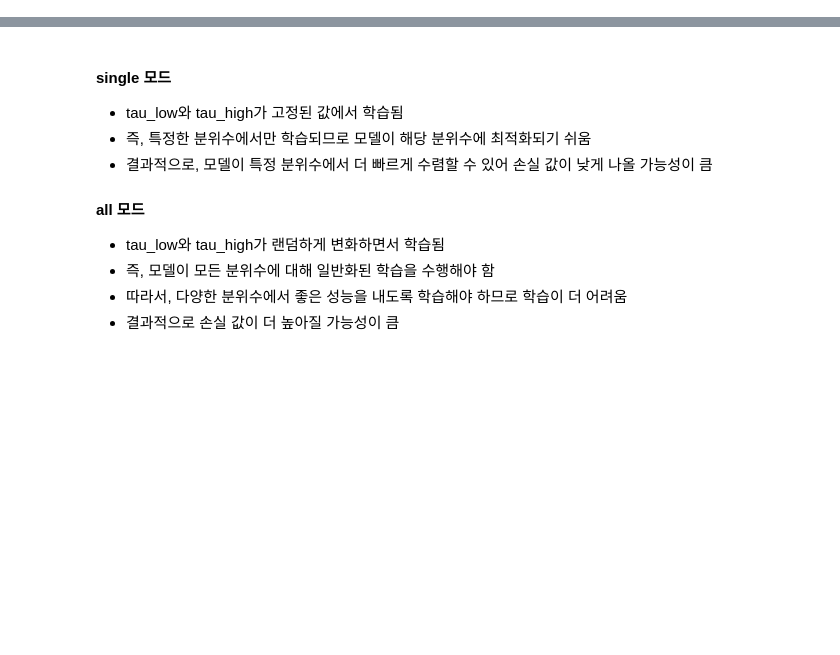
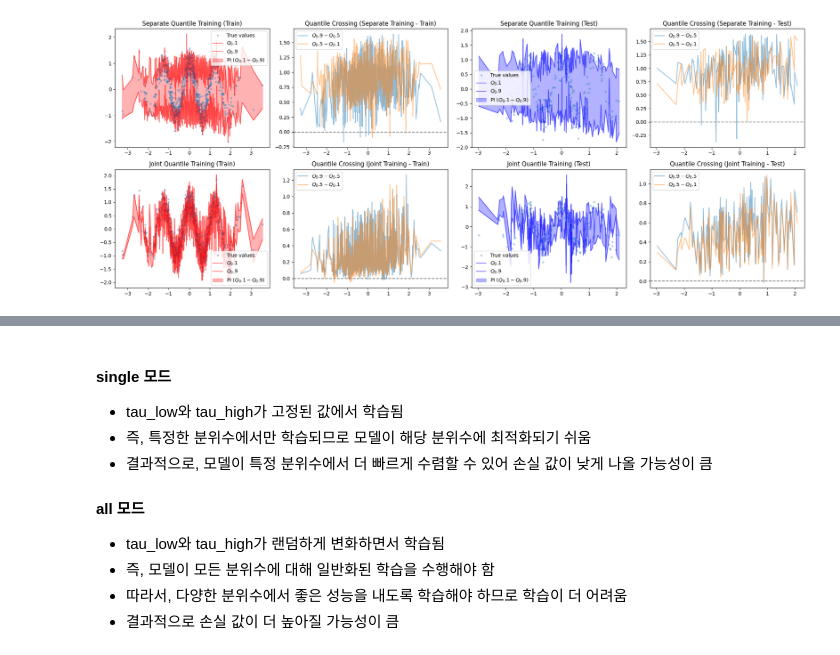
Before and after one commit to sybeam27/PQ-GNN, a Jupyter notebook: sy_250225.ipynb, the cells around one changed output, grey strips where cells are left out. Drawn from its saved outputs; the diff is of its cells as text; code cells hidden in the pictures; blank space fills up the shorter version.

```diff
--- a/sy_250225.ipynb
+++ b/sy_250225.ipynb
@@ -271,0 +504,85 @@ Epoch: 0, Loss: 0.9498
+# %%
+# 데이터 정렬 (훈련 및 테스트 데이터 구분)
+sorted_indices_train = torch.sort(train_data.x[:, 0])[1].cpu()
+sorted_indices_test = torch.sort(test_data.x[:, 0])[1].cpu()
+
+sorted_x_train = train_data.x[sorted_indices_train, 0].cpu().numpy()
+sorted_y_train = train_data.y[sorted_indices_train].cpu().numpy()
+
+sorted_x_test = test_data.x[sorted_indices_test, 0].cpu().numpy()
+sorted_y_test = test_data.y[sorted_indices_test].cpu().numpy()
+
+plt.figure(figsize=(20, 8))
+
+plt.subplot(241)
+plt.title("Separate Quantile Training (Train)")
+plt.plot(sorted_x_train, sorted_y_train, '.', alpha=0.3, label="True values")
+plt.plot(sorted_x_train, predictions_train_sep[0][sorted_indices_train], alpha=0.5, label=f"$Q_{tau_low}$", color='red')
+plt.plot(sorted_x_train, predictions_train_sep[2][sorted_indices_train], alpha=0.5, label=f"$Q_{tau_high}$", color='red')
+plt.fill_between(sorted_x_train, predictions_train_sep[0][sorted_indices_train].squeeze(), predictions_train_sep[2][sorted_indices_train].squeeze(), alpha=0.3, label=f"PI ($Q_{tau_low} - Q_{tau_high}$)", color='red')
+# plt.ylim(-4, 4)
+plt.legend()
+
+plt.subplot(242)
+plt.title("Quantile Crossing (Separate Training - Train)")
+plt.plot(sorted_x_train, predictions_train_sep[2][sorted_indices_train] - predictions_train_sep[1][sorted_indices_train], label=f"$Q_{tau_high} - Q_{0.5}$", alpha=0.5)
+plt.plot(sorted_x_train, predictions_train_sep[1][sorted_indices_train] - predictions_train_sep[0][sorted_indices_train], label=f"$Q_{0.5} - Q_{tau_low}$", alpha=0.5)
+plt.axhline(0, ls="--", color="gray")
+# plt.ylim(-2, 4)
+plt.legend()
+
+plt.subplot(243)
+plt.title("Separate Quantile Training (Test)")
+plt.plot(sorted_x_test, sorted_y_test, '.', alpha=0.3, label="True values")
+plt.plot(sorted_x_test, predictions_test_sep[0][sorted_indices_test], alpha=0.5, label=f"$Q_{tau_low}$", color='blue')
+plt.plot(sorted_x_test, predictions_test_sep[2][sorted_indices_test], alpha=0.5, label=f"$Q_{tau_high}$", color='blue')
+plt.fill_between(sorted_x_test, predictions_test_sep[0][sorted_indices_test].squeeze(), predictions_test_sep[2][sorted_indices_test].squeeze(), alpha=0.3, label=f"PI ($Q_{tau_low} - Q_{tau_high}$)", color='blue')
+# plt.ylim(-4, 4)
+plt.legend()
+
+plt.subplot(244)
+plt.title("Quantile Crossing (Separate Training - Test)")
+plt.plot(sorted_x_test, predictions_test_sep[2][sorted_indices_test] - predictions_test_sep[1][sorted_indices_test], label=f"$Q_{tau_high} - Q_{0.5}$", alpha=0.5)
+plt.plot(sorted_x_test, predictions_test_sep[1][sorted_indices_test] - predictions_test_sep[0][sorted_indices_test], label=f"$Q_{0.5} - Q_{tau_low}$", alpha=0.5)
+plt.axhline(0, ls="--", color="gray")
+# plt.ylim(-2, 4)
+plt.legend()
+
+plt.subplot(245)
+plt.title("Joint Quantile Training (Train)")
+plt.plot(sorted_x_train, sorted_y_train, '.', alpha=0.3, label="True values")
+plt.plot(sorted_x_train, predictions_train[0][sorted_indices_train], alpha=0.5, label=f"$Q_{tau_low}$", color='red')
+plt.plot(sorted_x_train, predictions_train[2][sorted_indices_train], alpha=0.5, label=f"$Q_{tau_high}$", color='red')
+plt.fill_between(sorted_x_train, predictions_train[0][sorted_indices_train].squeeze(), predictions_train[2][sorted_indices_train].squeeze(), alpha=0.3, label=f"PI ($Q_{tau_low} - Q_{tau_high}$)", color='red')
+# plt.ylim(-4, 4)
+plt.legend()
+
+plt.subplot(246)
+plt.title("Quantile Crossing (Joint Training - Train)")
+plt.plot(sorted_x_train, predictions_train[2][sorted_indices_train] - predictions_train[1][sorted_indices_train], label=f"$Q_{tau_high} - Q_{0.5}$", alpha=0.5)
+plt.plot(sorted_x_train, predictions_train[1][sorted_indices_train] - predictions_train[0][sorted_indices_train], label=f"$Q_{0.5} - Q_{tau_low}$", alpha=0.5)
+plt.axhline(0, ls="--", color="gray")
+# plt.ylim(-2, 4)
+plt.legend()
+
+plt.subplot(247)
+plt.title("Joint Quantile Training (Test)")
+plt.plot(sorted_x_test, sorted_y_test, '.', alpha=0.3, label="True values")
+plt.plot(sorted_x_test, predictions_test[0][sorted_indices_test], alpha=0.5, label=f"$Q_{tau_low}$", color='blue')
+plt.plot(sorted_x_test, predictions_test[2][sorted_indices_test], alpha=0.5, label=f"$Q_{tau_high}$", color='blue')
+plt.fill_between(sorted_x_test, predictions_test[0][sorted_indices_test].squeeze(), predictions_test[2][sorted_indices_test].squeeze(), alpha=0.3, label=f"PI ($Q_{tau_low} - Q_{tau_high}$)", color='blue')
+# plt.ylim(-4, 4)
+plt.legend()
+
+plt.subplot(248)
+plt.title("Quantile Crossing (Joint Training - Test)")
+plt.plot(sorted_x_test, predictions_test[2][sorted_indices_test] - predictions_test[1][sorted_indices_test], label=f"$Q_{tau_high} - Q_{0.5}$", alpha=0.5)
+plt.plot(sorted_x_test, predictions_test[1][sorted_indices_test] - predictions_test[0][sorted_indices_test], label=f"$Q_{0.5} - Q_{tau_low}$", alpha=0.5)
+plt.axhline(0, ls="--", color="gray")
+# plt.ylim(-2, 4)
+plt.legend()
+
+plt.tight_layout()
+plt.show()
+# %% [output]
+[figure, added]
```
Also changed, not shown: parts of 17 cells of this notebook, 7 other files.
